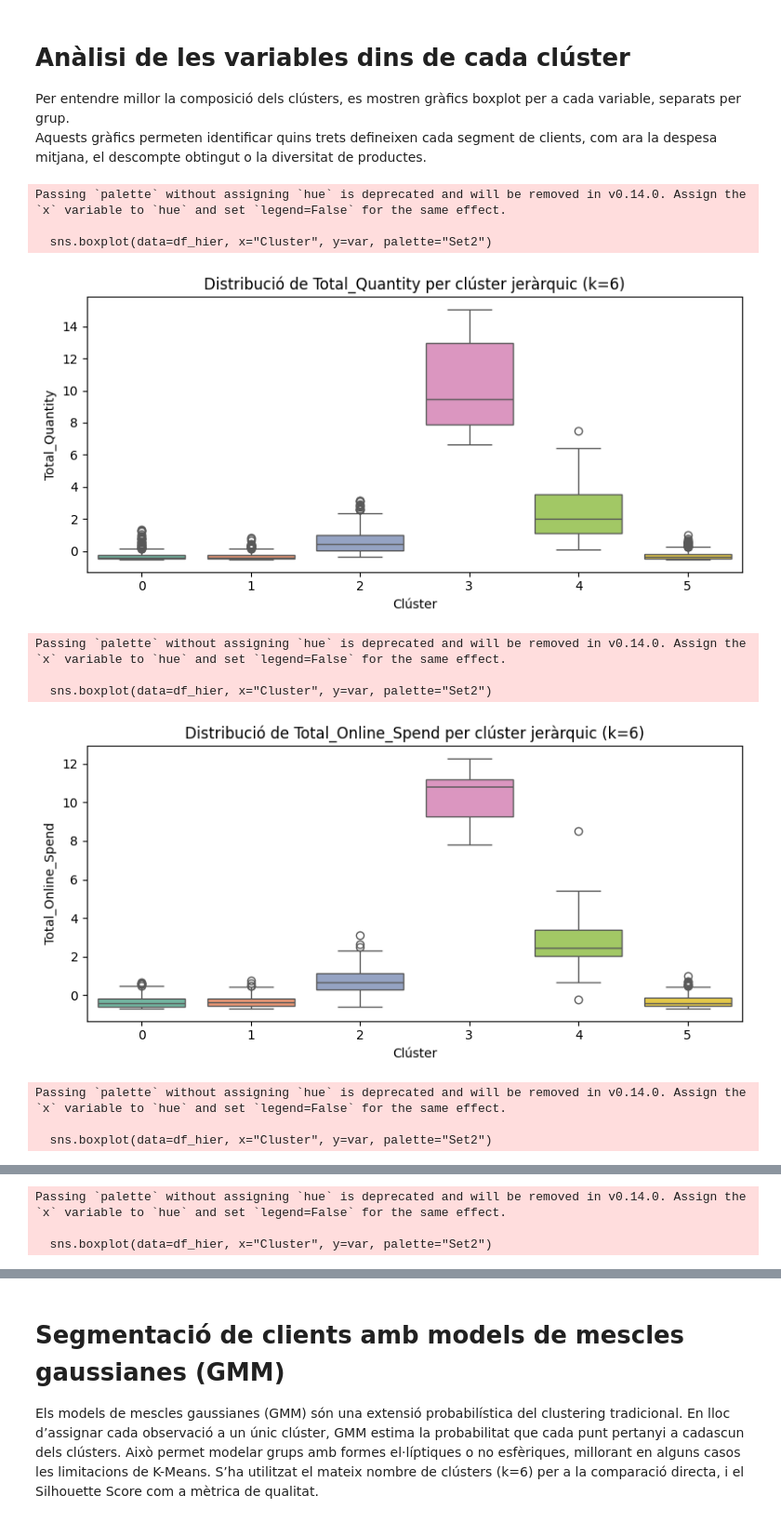
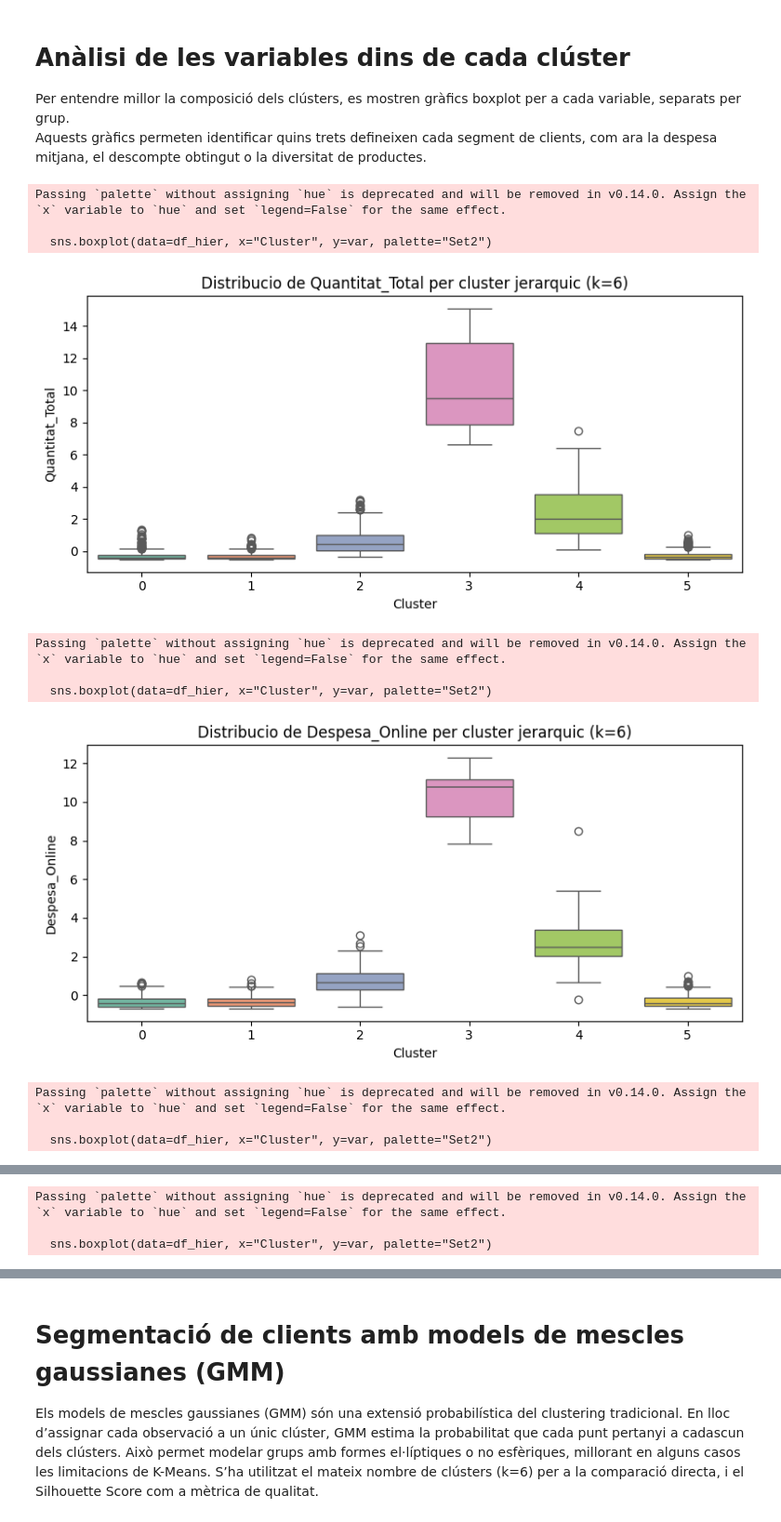
Before and after one commit to davidvilajosana/TFG_Product-Client-Relation, a Jupyter notebook: notebooks/clients.ipynb, the cells around one changed output, grey strips where cells are left out. Shown: that part at 93% size. Cells and saved outputs as stored; diff of their text form; code cells hidden in the pictures.

```diff
--- a/notebooks/clients.ipynb
+++ b/notebooks/clients.ipynb
@@ -217,14 +218,16 @@ Aquests gràfics permeten identificar quins trets defineixen cada segment de cli
 import seaborn as sns
 import matplotlib.pyplot as plt
 
-df_clustered = pd.DataFrame(X_scaled, columns=available_cols)
-df_clustered["Cluster"] = labels
+# Creem un DataFrame amb les dades escalades i els clusters assignats
+df_clustered = pd.DataFrame(X_escalat, columns=columnes_disponibles)
+df_clustered["Cluster"] = etiquetes
 
-for var in available_cols:
+# Visualitzem la distribucio de cada variable numerica per clúster mitjançant boxplots
+for var in columnes_disponibles:
     plt.figure(figsize=(8, 4))
     sns.boxplot(data=df_clustered, x="Cluster", y=var, palette="Set2")
-    plt.title(f"Distribució de {var} per clúster")
-    plt.xlabel("Clúster")
+    plt.title(f"Distribucio de {var} per cluster")
+    plt.xlabel("Cluster")
     plt.ylabel(var)
     plt.tight_layout()
     plt.show()
@@ -346,21 +349,21 @@ import seaborn as sns
 import matplotlib.pyplot as plt
 
 # Convertim les dades escalades a DataFrame i afegim les etiquetes de DBSCAN
-df_dbscan = pd.DataFrame(X_scaled, columns=columns)
-df_dbscan["Cluster"] = labels
+df_dbscan = pd.DataFrame(X_escalat, columns=columnes)
+df_dbscan["Cluster"] = etiquetes
 
-# Opcional: filtrar outliers
+# Opcional: filtrem els outliers (etiqueta -1)
 df_dbscan_filtrat = df_dbscan[df_dbscan["Cluster"] != -1]
 
-# Variables a visualitzar
+# Variables numeriques a visualitzar
 variables = df_dbscan_filtrat.columns.drop("Cluster")
 
-# Visualització per variable
+# Visualitzacio per variable amb boxplots
 for var in variables:
     plt.figure(figsize=(8, 4))
     sns.boxplot(data=df_dbscan_filtrat, x="Cluster", y=var, palette="Set2")
-    plt.title(f"Distribució de {var} per clúster (DBSCAN)")
-    plt.xlabel("Clúster")
+    plt.title(f"Distribucio de {var} per cluster (DBSCAN)")
+    plt.xlabel("Cluster")
     plt.ylabel(var)
     plt.tight_layout()
     plt.show()
@@ -466,32 +469,32 @@ Aquests gràfics permeten identificar quins trets defineixen cada segment de cli
 # %%
 import seaborn as sns
 import matplotlib.pyplot as plt
 
-# Convertim les dades escalades a DataFrame i afegim les etiquetes de clúster jeràrquic
-df_hier = pd.DataFrame(X_scaled, columns=columns)
-df_hier["Cluster"] = labels
+# Convertim les dades escalades a DataFrame i afegim les etiquetes de cluster jerarquic
+df_hier = pd.DataFrame(X_escalat, columns=columnes)
+df_hier["Cluster"] = etiquetes
 
-# Variables a visualitzar
+# Variables numeriques a visualitzar
 variables = df_hier.columns.drop("Cluster")
 
-# Boxplots per variable i clúster
+# Boxplots per variable i cluster jerarquic
 for var in variables:
     plt.figure(figsize=(8, 4))
     sns.boxplot(data=df_hier, x="Cluster", y=var, palette="Set2")
-    plt.title(f"Distribució de {var} per clúster jeràrquic (k={k_hier})")
-    plt.xlabel("Clúster")
+    plt.title(f"Distribucio de {var} per cluster jerarquic (k={k_hier})")
+    plt.xlabel("Cluster")
     plt.ylabel(var)
     plt.tight_layout()
     plt.show()
 # %% [output]
 Passing `palette` without assigning `hue` is deprecated and will be removed in v0.14.0. Assign the `x` variable to `hue` and set `legend=False` for the same effect.
 
   sns.boxplot(data=df_hier, x="Cluster", y=var, palette="Set2")
-[figure, old version]
+[figure, new version]
 Passing `palette` without assigning `hue` is deprecated and will be removed in v0.14.0. Assign the `x` variable to `hue` and set `legend=False` for the same effect.
 
   sns.boxplot(data=df_hier, x="Cluster", y=var, palette="Set2")
-[figure, old version]
+[figure, new version]
 Passing `palette` without assigning `hue` is deprecated and will be removed in v0.14.0. Assign the `x` variable to `hue` and set `legend=False` for the same effect.
 
   sns.boxplot(data=df_hier, x="Cluster", y=var, palette="Set2")
```
Also changed, not shown: parts of 11 cells of this notebook, 12 other files.
